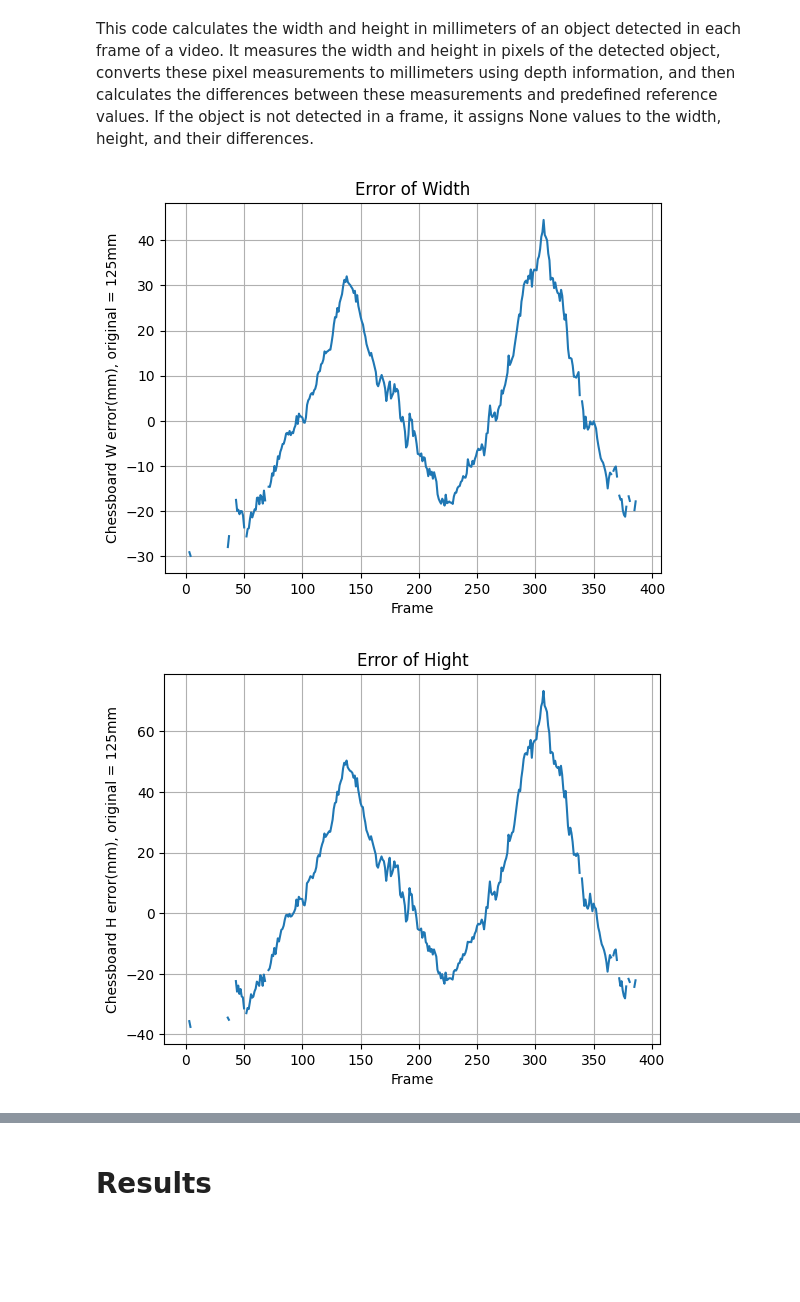
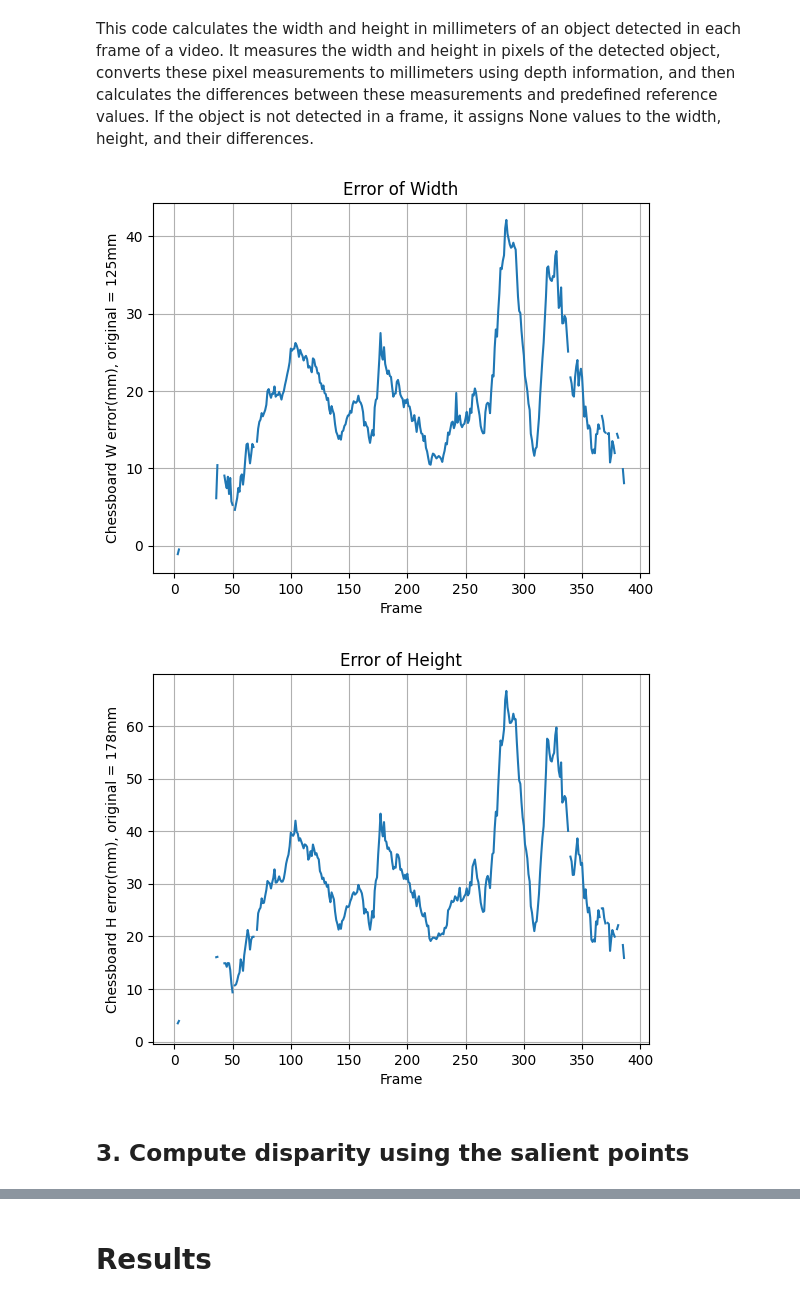
Before and after one commit to ArkaStark/RobotNavigation, a Jupyter notebook: Robot-navigation-paper.ipynb, the cells around one changed output, grey strips where cells are left out. Drawn from its saved outputs; the diff is of its cells as text; code cells hidden in the pictures; blank space fills up the shorter version.

```diff
--- a/Robot-navigation-paper.ipynb
+++ b/Robot-navigation-paper.ipynb
@@ -822,0 +714,34 @@ Mean disparity (d_mean) for each frame:
+# %%
+W_mm_list = []
+H_mm_list = []
+W_mm_diff = []
+H_mm_diff = []
+w_px_list = []
+h_px_list = []
+
+for frame in range(number_of_frames):
+    if list_foundL[frame] and list_foundR[frame]:
+        w_px = 0
+        h_px = 0
+        for w_line in range(8):
+            w_px_R = list_cornersR[frame][6*w_line+5][0][0]-list_cornersR[frame][6*w_line+0][0][0]
+            w_px_L = list_cornersL[frame][6*w_line+5][0][0]-list_cornersL[frame][6*w_line+0][0][0]
+            w_px = w_px+w_px_L
+        for h_line in range(6):
+            h_px_R = list_cornersR[frame][42+h_line][0][1]-list_cornersR[frame][0+h_line][0][1]
+            h_px_L = list_cornersL[frame][42+h_line][0][1]-list_cornersL[frame][0+h_line][0][1]
+            h_px = h_px+h_px_L
+
+        w_px = w_px/8
+        h_px = h_px/6
+        W_mm = w_px*list_z_SGBM[frame]/f
+        H_mm = h_px*list_z_SGBM[frame]/f
+        w_px_list.append(w_px)
+        h_px_list.append(h_px)
+        W_mm_diff.append(W_mm-125)
+        H_mm_diff.append(H_mm-178)
+    else:
+        w_px_list.append(None)
+        h_px_list.append(None)
+        W_mm_diff.append(None)
+        H_mm_diff.append(None)
@@ -1172,21 +1184,23 @@ for frame in range(number_of_frames):
 # %%
 # Plotting
 f_values = list(range(number_of_frames))
 plt.plot(f_values, W_mm_diff)
 plt.title('Error of Width')
 plt.xlabel('Frame')
 plt.ylabel('Chessboard W error(mm), original = 125mm')
 plt.grid(True)
 plt.show()
 
 # Plotting
 f_values = list(range(number_of_frames))
 plt.plot(f_values, H_mm_diff)
-plt.title('Error of Hight')
+plt.title('Error of Height')
 plt.xlabel('Frame')
-plt.ylabel('Chessboard H error(mm), original = 125mm')
+plt.ylabel('Chessboard H error(mm), original = 178mm')
 plt.grid(True)
 plt.show()
 # %% [output]
-[figure, old version]
+[figure, new version]
-[figure, old version]
+[figure, new version]
+# %% [markdown]
+## 3. Compute disparity using the salient points
```
Also changed, not shown: parts of 46 cells of this notebook.
